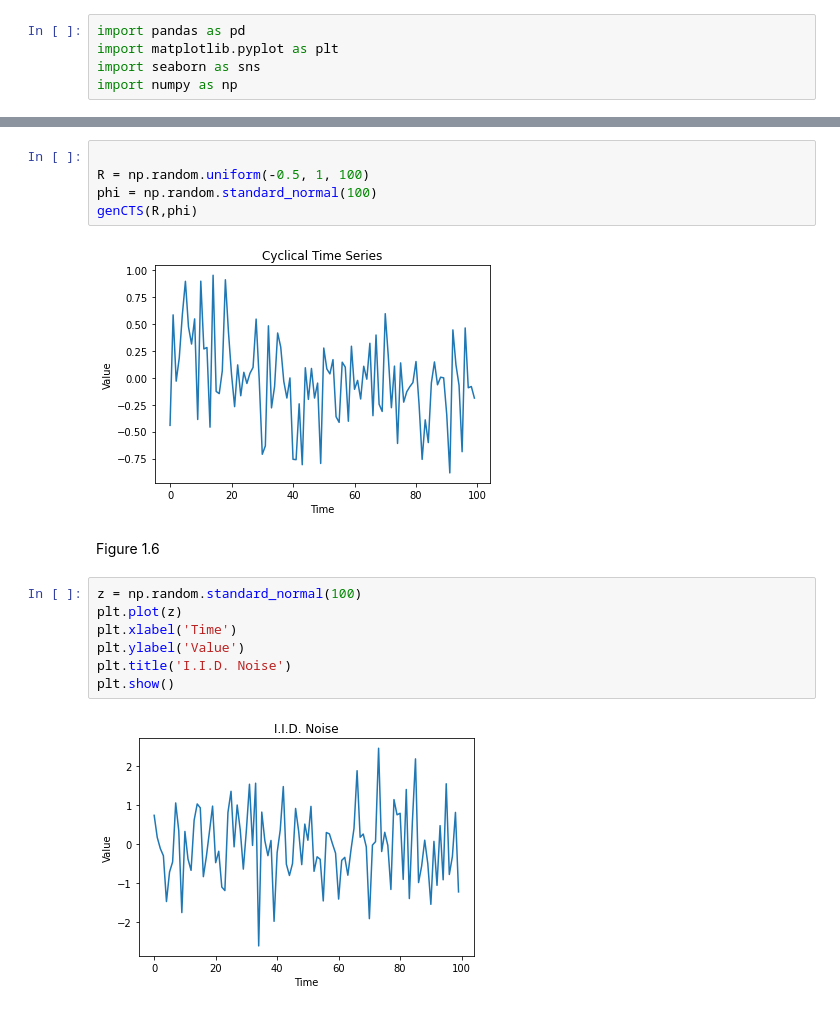
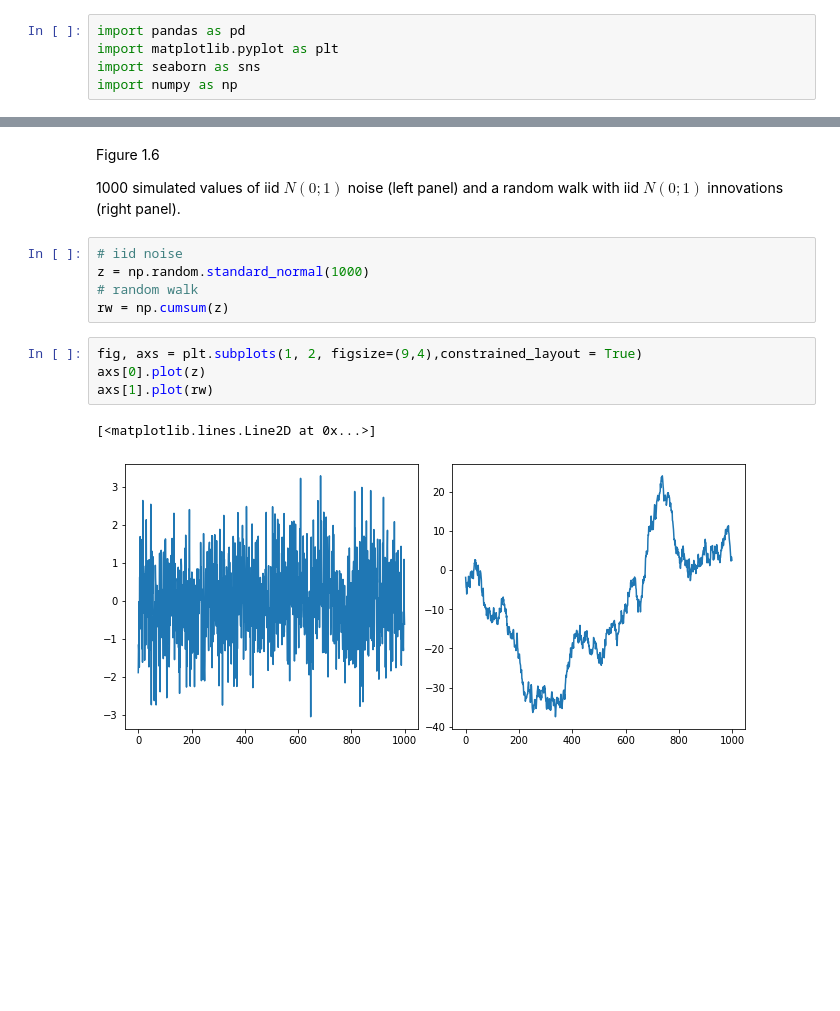
Before and after one commit to lu-lu-xue/Applied-Time-Series-Analysis, a Jupyter notebook: coding/ch1/Section 1.2.ipynb, the cells around one changed output, grey strips where cells are left out. Drawn from its saved outputs; the diff is of its cells as text; blank space fills up the shorter version.

```diff
--- a/coding/ch1/Section 1.2.ipynb
+++ b/coding/ch1/Section 1.2.ipynb
@@ -38,18 +43,17 @@ genCTS(R,phi)
-# %%
-
-R = np.random.uniform(-0.5, 1, 100)
-phi = np.random.standard_normal(100)
-genCTS(R,phi)
-# %% [output]
-[figure, removed]
 # %% [markdown]
 Figure 1.6
+
+1000 simulated values of iid $N(0; 1)$ noise (left panel) and a random walk with iid $N(0; 1)$
+innovations (right panel).
+# %%
+# iid noise
+z = np.random.standard_normal(1000)
+# random walk
+rw = np.cumsum(z)
 # %%
-z = np.random.standard_normal(100)
-plt.plot(z)
-plt.xlabel('Time')
-plt.ylabel('Value')
-plt.title('I.I.D. Noise')
-plt.show()
+fig, axs = plt.subplots(1, 2, figsize=(9,4),constrained_layout = True)
+axs[0].plot(z)
+axs[1].plot(rw)
 # %% [output]
+[<matplotlib.lines.Line2D at 0x...>]
-[figure, old version]
+[figure, new version]
```
Also changed, not shown: parts of 5 cells of this notebook.
